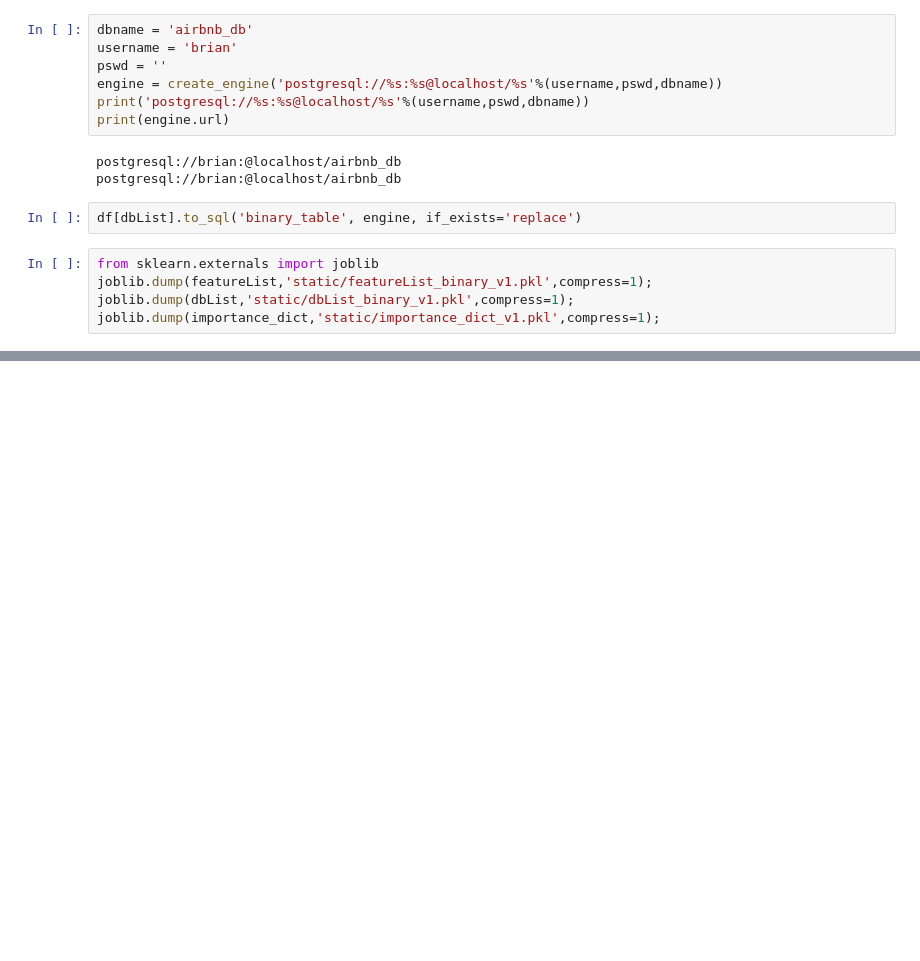
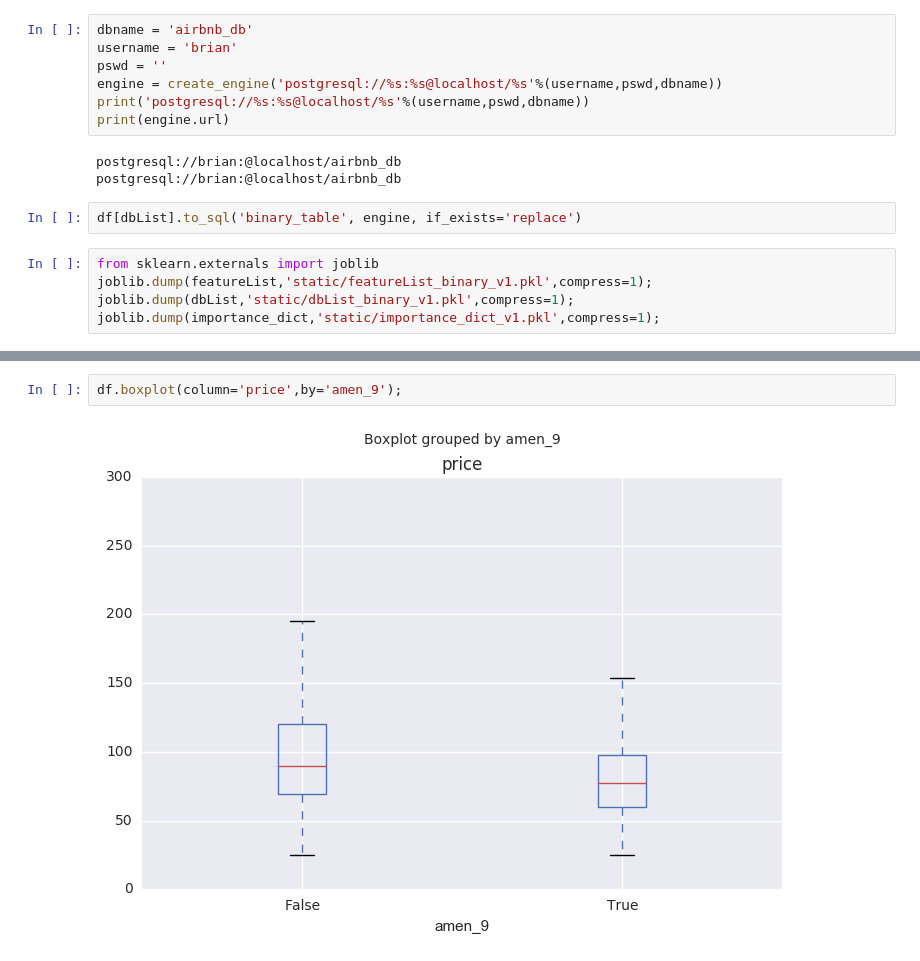
Before and after one commit to btamadio/PricePredictor, a Jupyter notebook: PricePredictor/binary_feature_engineering.ipynb, the cells around one changed output, grey strips where cells are left out. Drawn from its saved outputs; the diff is of its cells as text; blank space fills up the shorter version.

```diff
--- a/PricePredictor/binary_feature_engineering.ipynb
+++ b/PricePredictor/binary_feature_engineering.ipynb
@@ -137,0 +131,4 @@ True
+# %%
+df.boxplot(column='price',by='amen_9');
+# %% [output]
+[figure, added]
```
Also changed, not shown: parts of 7 cells of this notebook, 3 other files.
